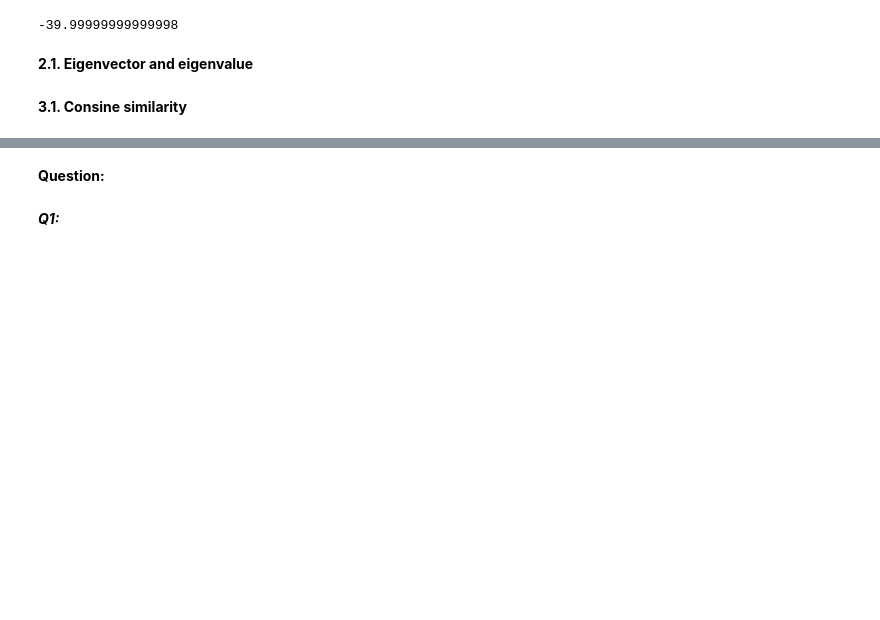
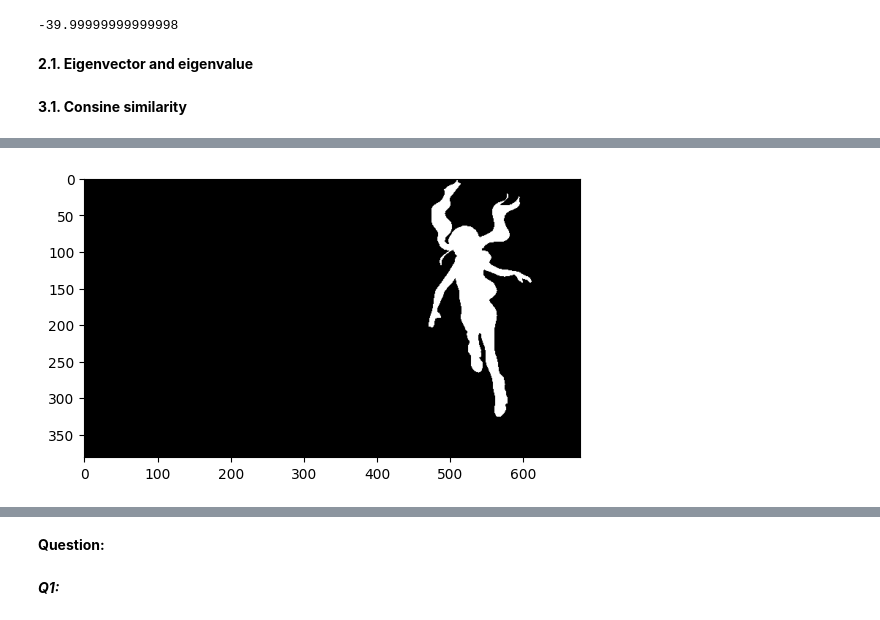
Before and after one commit to tienhyu/AIO-Exercise, a Jupyter notebook: Module_02/Week_02/Homework.ipynb, the cells around one changed output, grey strips where cells are left out. Saved outputs shown, nothing was run; the diff lists cells and outputs as text; code cells hidden in the pictures; blank space fills up the shorter version.

```diff
--- a/Module_02/Week_02/Homework.ipynb
+++ b/Module_02/Week_02/Homework.ipynb
@@ -91,0 +136,11 @@ def compute_cosine(v1, v2):
+# %%
+def computeBinaryMask(difference_single_channel):
+    difference_binary = np.where(difference_single_channel >= 15, 255, 0)
+    difference_binary = np.stack((difference_binary,)*3, axis=-1)
+    return difference_binary
+# %%
+binary_mask = computeBinaryMask(difference_single_channel)
+plt.imshow(binary_mask)
+plt.show()
+# %% [output]
+[figure, added]
```
Also changed, not shown: parts of 12 cells of this notebook, 1 other file.
